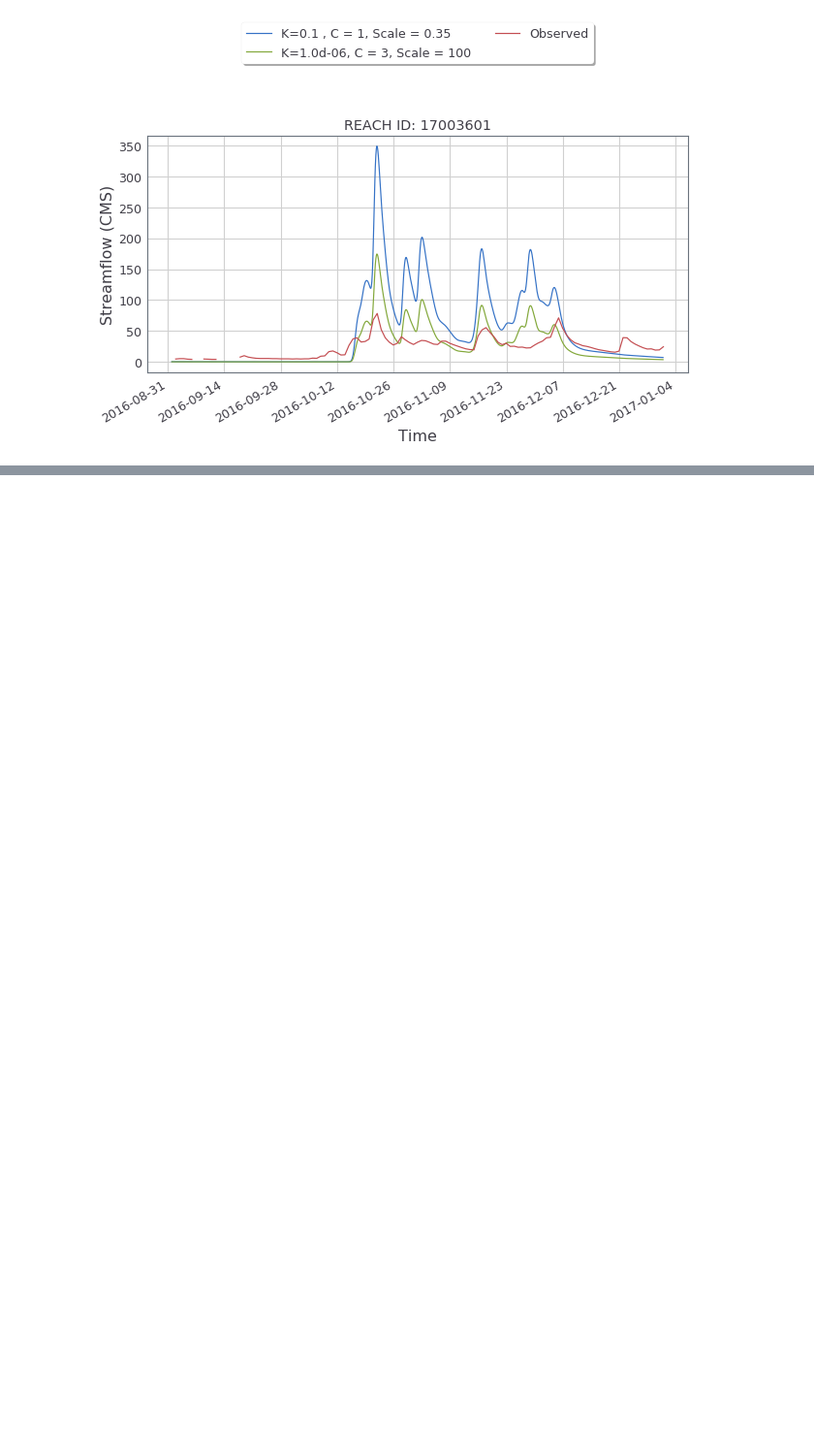
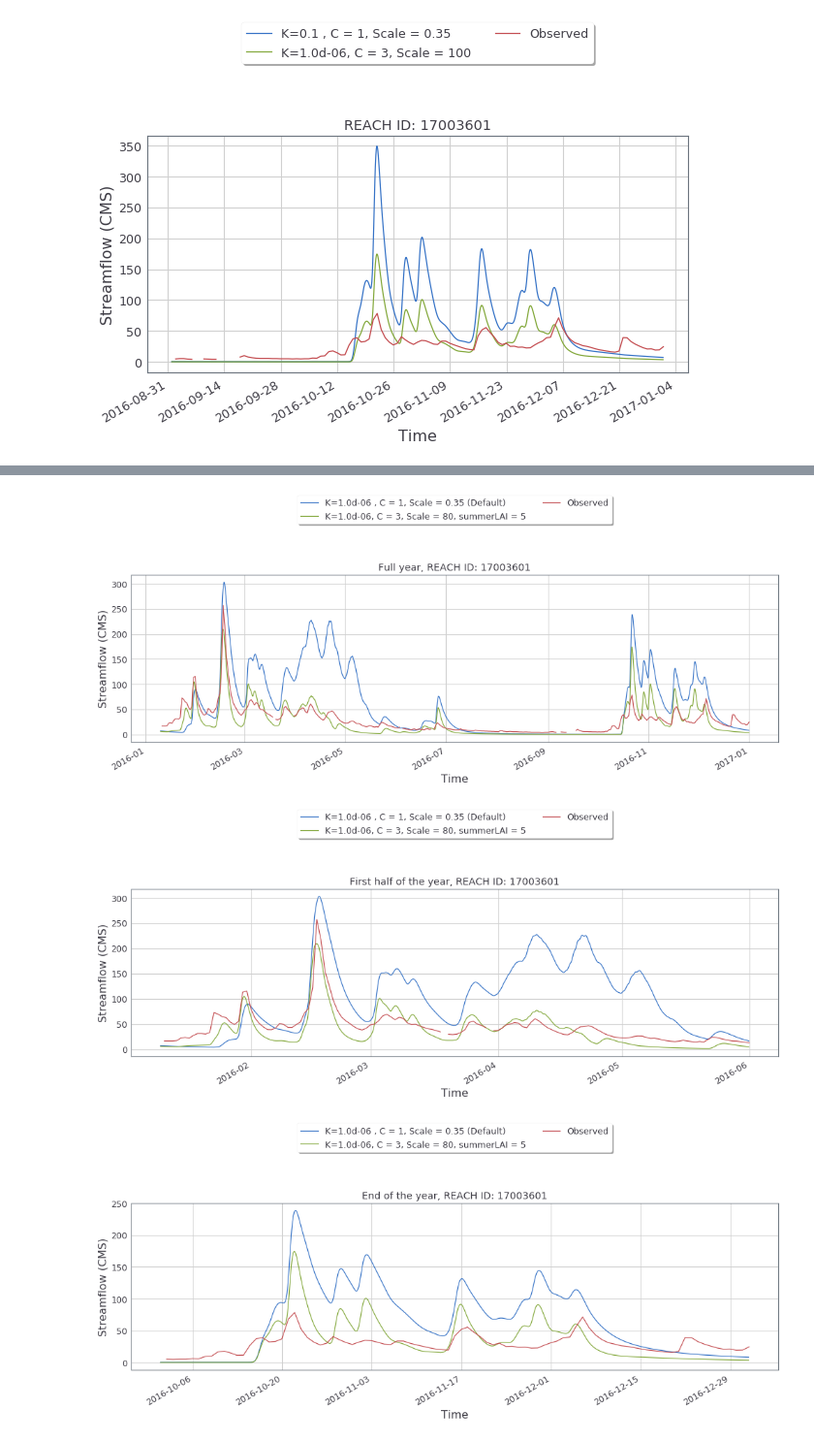
Before and after one commit to hydrofcst/luit, a Jupyter notebook: bigBucktparametersensitivity.ipynb, the cells around one changed output, grey strips where cells are left out. Shown at 97% size. Saved outputs shown, nothing was run; the diff lists cells and outputs as text; code cells hidden in the pictures; blank space fills up the shorter version.

```diff
--- a/bigBucktparametersensitivity.ipynb
+++ b/bigBucktparametersensitivity.ipynb
@@ -261,0 +258,51 @@ plt.show()
+# %%
+t10 = xr.open_dataset('/glade/p/work/manab/SHARP/PNW_route/output/paramtest10.nc').set_index(sSeg = 'reachID')
+t11 = xr.open_dataset('/glade/p/work/manab/SHARP/PNW_route/output/paramtest11.nc').set_index(sSeg = 'reachID')
+t12 = xr.open_dataset('/glade/p/work/manab/SHARP/PNW_route/output/paramtest12.nc').set_index(sSeg = 'reachID')
+# %%
+sid = 17003601
+starttime2 = '2016-01-10'
+endtime2 = '2016-12-31'
+
+#PLOT 1
+plt.figure(figsize=(17,5))
+t1.sel(sSeg = sid)['KWTroutedRunoff'].loc[starttime2:endtime2].plot(label='K=1.0d-06 , C = 1, Scale = 0.35 (Default)')
+t12.sel(sSeg = sid)['KWTroutedRunoff'].loc[starttime2:endtime2].plot(label='K=1.0d-06, C = 3, Scale = 80, summerLAI = 5')
+(obs['flow'].loc[starttime2:endtime2]).plot(label='Observed')
+plt.ylabel('Streamflow (CMS)', fontsize=16)
+plt.xlabel('Time', fontsize=16)
+plt.title('Full year, REACH ID: %i' %sid)
+plt.legend(loc='upper center', bbox_to_anchor=(0.5, 1.5), ncol=2, fancybox=True, shadow=True)
+plt.show()
+
+#PLOT 2
+starttime3 = '2016-01-10'
+endtime3 = '2016-05-31'
+
+plt.figure(figsize=(17,5))
+t1.sel(sSeg = sid)['KWTroutedRunoff'].loc[starttime3:endtime3].plot(label='K=1.0d-06 , C = 1, Scale = 0.35 (Default)')
+t12.sel(sSeg = sid)['KWTroutedRunoff'].loc[starttime3:endtime3].plot(label='K=1.0d-06, C = 3, Scale = 80, summerLAI = 5')
+(obs['flow'].loc[starttime3:endtime3]).plot(label='Observed')
+plt.ylabel('Streamflow (CMS)', fontsize=16)
+plt.xlabel('Time', fontsize=16)
+plt.title('First half of the year, REACH ID: %i' %sid)
+plt.legend(loc='upper center', bbox_to_anchor=(0.5, 1.5), ncol=2, fancybox=True, shadow=True)
+plt.show()
+
+#PLOT 3
+starttime3 = '2016-10-01'
+endtime3 = '2016-12-31'
+
+plt.figure(figsize=(17,5))
+t1.sel(sSeg = sid)['KWTroutedRunoff'].loc[starttime3:endtime3].plot(label='K=1.0d-06 , C = 1, Scale = 0.35 (Default)')
+t12.sel(sSeg = sid)['KWTroutedRunoff'].loc[starttime3:endtime3].plot(label='K=1.0d-06, C = 3, Scale = 80, summerLAI = 5')
+(obs['flow'].loc[starttime3:endtime3]).plot(label='Observed')
+plt.ylabel('Streamflow (CMS)', fontsize=16)
+plt.xlabel('Time', fontsize=16)
+plt.title('End of the year, REACH ID: %i' %sid)
+plt.legend(loc='upper center', bbox_to_anchor=(0.5, 1.5), ncol=2, fancybox=True, shadow=True)
+plt.show()
+# %% [output]
+[figure, added]
+[figure, added]
+[figure, added]
```
Also changed, not shown: parts of 10 cells of this notebook, 6 other files.
